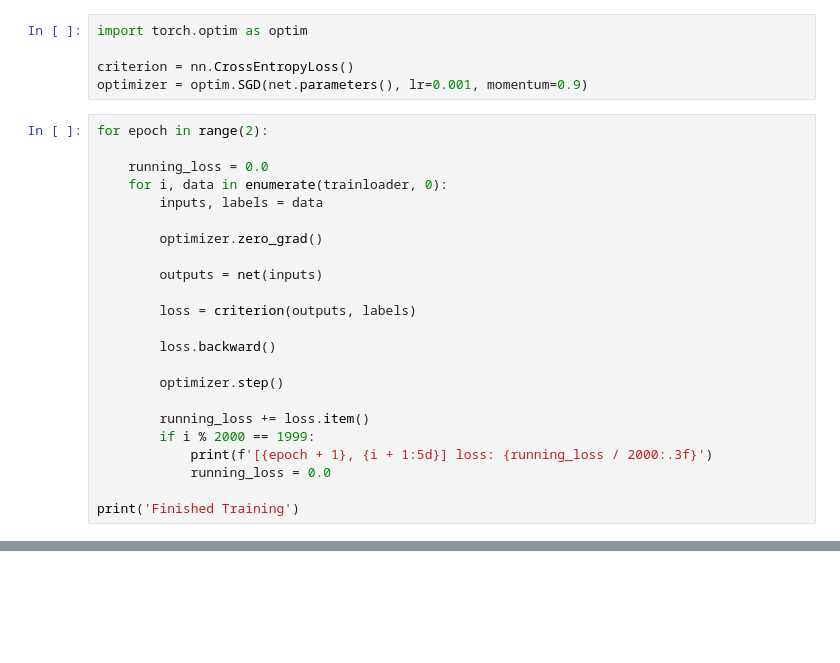
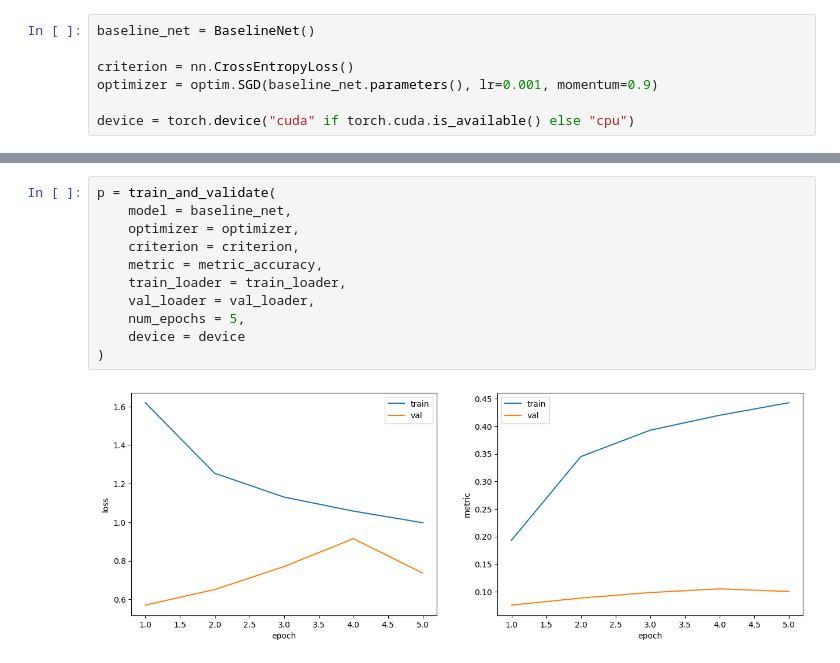
Before and after one commit to onthebox/cifar10_classification, a Jupyter notebook: Notebook.ipynb, the cells around one changed output, grey strips where cells are left out. Cells and saved outputs as stored; diff of their text form; blank space fills up the shorter version.

```diff
--- a/Notebook.ipynb
+++ b/Notebook.ipynb
@@ -132,28 +213,7 @@ net = Net()
 # %%
-import torch.optim as optim
+baseline_net = BaselineNet()
 
 criterion = nn.CrossEntropyLoss()
-optimizer = optim.SGD(net.parameters(), lr=0.001, momentum=0.9)
+optimizer = optim.SGD(baseline_net.parameters(), lr=0.001, momentum=0.9)
+
+device = torch.device("cuda" if torch.cuda.is_available() else "cpu")
-# %%
-for epoch in range(2):
-
-    running_loss = 0.0
-    for i, data in enumerate(trainloader, 0):
-        inputs, labels = data
-
-        optimizer.zero_grad()
-
-        outputs = net(inputs)
-
-        loss = criterion(outputs, labels)
-
-        loss.backward()
-
-        optimizer.step()
-
-        running_loss += loss.item()
-        if i % 2000 == 1999:
-            print(f'[{epoch + 1}, {i + 1:5d}] loss: {running_loss / 2000:.3f}')
-            running_loss = 0.0
-
-print('Finished Training')
@@ -174 +220,14 @@ Finished Training
+# %%
+p = train_and_validate(
+    model = baseline_net,
+    optimizer = optimizer,
+    criterion = criterion,
+    metric = metric_accuracy,
+    train_loader = train_loader,
+    val_loader = val_loader,
+    num_epochs = 5,
+    device = device
+)
+# %% [output]
+[figure, added]
 # %%
```
Also changed, not shown: parts of 18 cells of this notebook, 2 other files.
